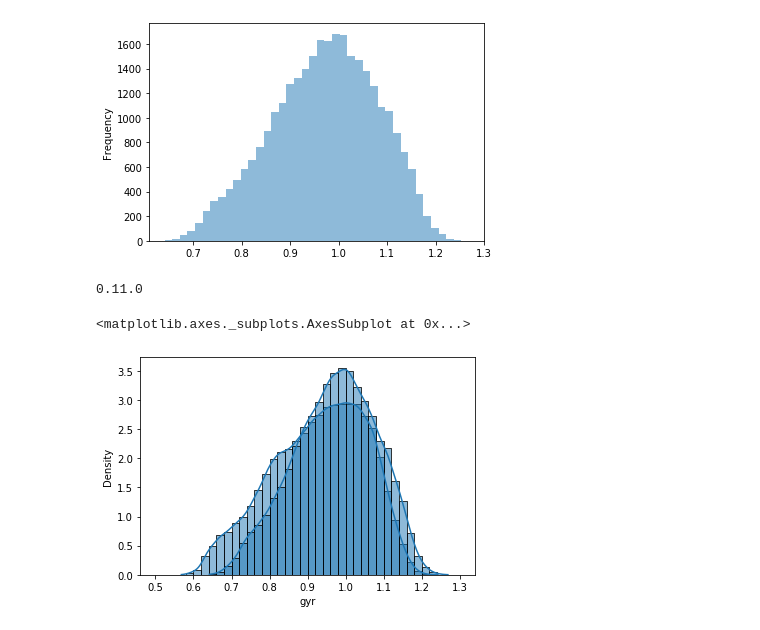
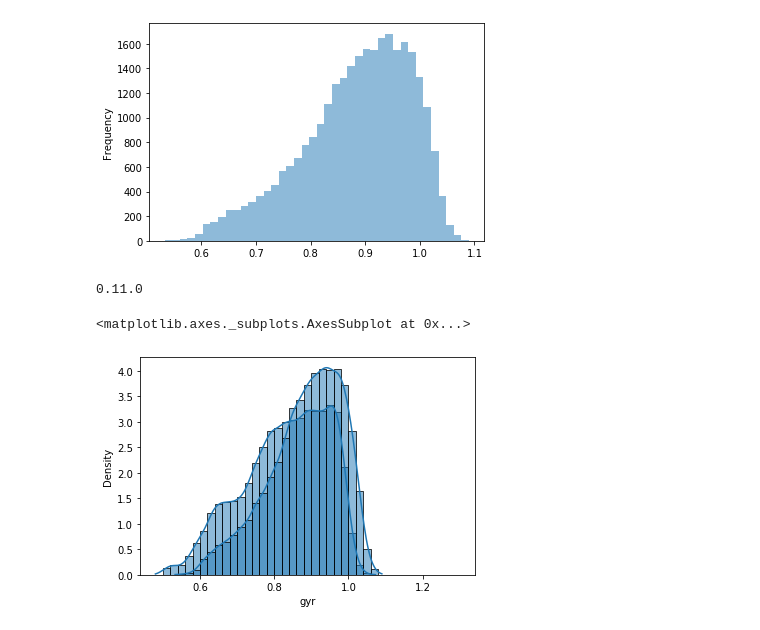
Before and after one commit to multi-ego/multi-eGO, a Jupyter notebook: gyration.ipynb, the cells around one changed output. Cells and saved outputs as stored; diff of their text form; code cells hidden in the pictures.

```diff
--- a/gyration.ipynb
+++ b/gyration.ipynb
@@ -6,20 +6,6 @@ amber_gyr_pairs = pd.read_csv('native_TTR/monomer_gyration_amber.txt', sep = '\\
 amber_gyr_pairs.columns = ['time', 'gyr', 'g', 'h', 'j']
 amber_gyr_pairs.drop(['g', 'h', 'j'], axis=1, inplace = True)
 
-
-greta_gyr_pairs = pd.read_csv('native_TTR/monomer_gyration_greta.txt', sep = '\\s+', header=None)
+greta_gyr_pairs = pd.read_csv('native_TTR/gyrate.txt', sep = '\\s+', header=None)
 greta_gyr_pairs.columns = ['time', 'gyr', 'g', 'h', 'j']
 greta_gyr_pairs.drop(['g', 'h', 'j'], axis=1, inplace = True)
-
-reweight_gyr_pairs = pd.read_csv('native_TTR/monomer_gyration_reweight.txt', sep = '\\s+', header=None)
-reweight_gyr_pairs.columns = ['time', 'gyr', 'g', 'h', 'j']
-reweight_gyr_pairs.drop(['g', 'h', 'j'], axis=1, inplace = True)
-
-reweight2_gyr_pairs = pd.read_csv('native_TTR/monomer_gyration_2reweight.txt', sep = '\\s+', header=None)
-reweight2_gyr_pairs.columns = ['time', 'gyr', 'g', 'h', 'j']
-reweight2_gyr_pairs.drop(['g', 'h', 'j'], axis=1, inplace = True)
-
-#amber_gyr_pairs
-#greta_gyr_pairs
-#reweight_gyr_pairs
-reweight2_gyr_pairs
@@ -48,19 +16,19 @@ ax = amber_gyr_pairs['gyr'].plot.hist(bins=40, alpha=0.5, density=True)
 # %%
-ax = reweight2_gyr_pairs['gyr'].plot.hist(bins=40, alpha=0.5)
+ax = greta_gyr_pairs['gyr'].plot.hist(bins=40, alpha=0.5)
 # %% [output]
-[figure, old version]
+[figure, new version]
 # %%
 import seaborn as sns
 
 print(sns.__version__)
 #sns.histplot(data=greta_gyr_pairs, x = 'gyr', color='blue', stat = 'density', binwidth = 0.02, binrange=[0.5,1.3],kde=True)
 sns.histplot(data=amber_gyr_pairs, x = 'gyr', stat = 'density', binwidth = 0.02, binrange=[0.5,1.3],kde=True)
 #sns.histplot(data=reweight_gyr_pairs, x = 'gyr', stat = 'density', binwidth = 0.02, binrange=[0.5,1.3],kde=True)
-sns.histplot(data=reweight2_gyr_pairs, x = 'gyr', stat = 'density', binwidth = 0.02, binrange=[0.5,1.3],kde=True)
+sns.histplot(data=greta_gyr_pairs, x = 'gyr', stat = 'density', binwidth = 0.02, binrange=[0.5,1.3],kde=True)
 # %% [output]
 0.11.0
 <matplotlib.axes._subplots.AxesSubplot at 0x...>
-[figure, old version]
+[figure, new version]
 # %%
 import seaborn as sns
 sns.histplot(data=amber_gyr_pairs, x = 'gyr')
```
Also changed, not shown: parts of 4 cells of this notebook, 16 other files.
